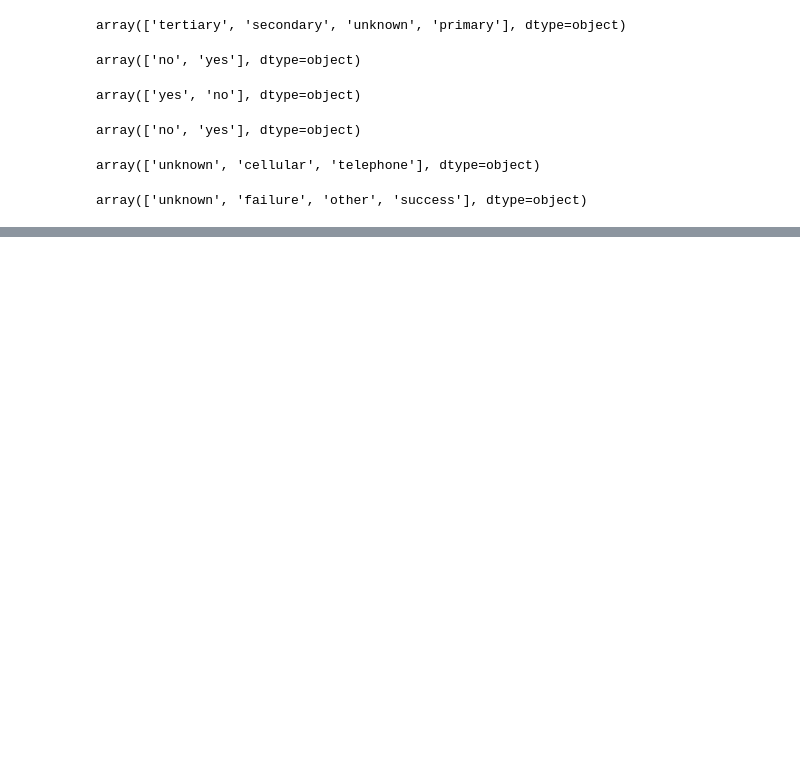
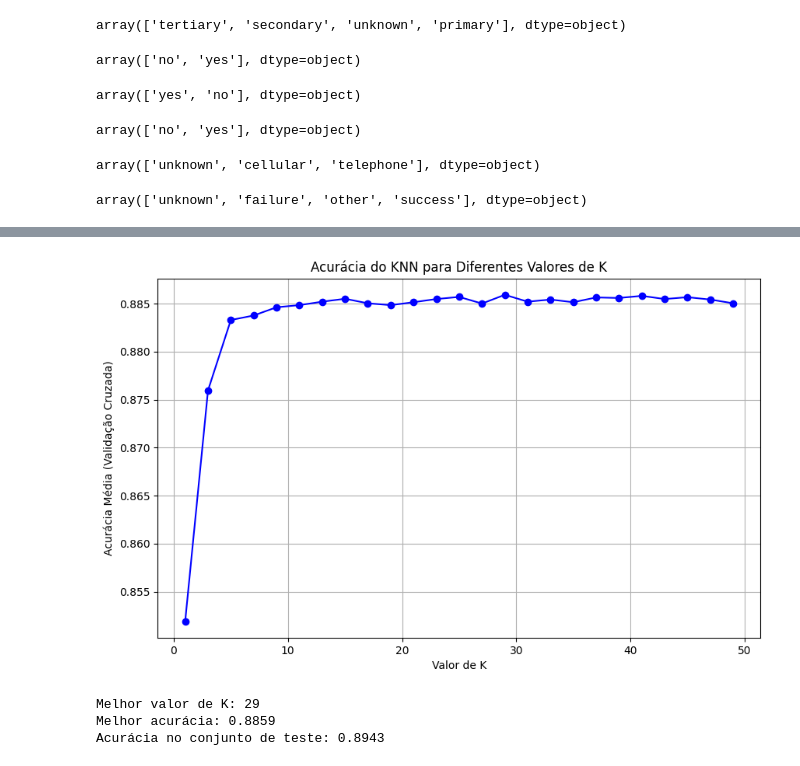
Before and after one commit to lucasdnk/MVP-puc, a Jupyter notebook: MVP.ipynb, the cells around one changed output, grey strips where cells are left out. Cells and saved outputs as stored; diff of their text form; code cells hidden in the pictures; blank space fills up the shorter version.

```diff
--- a/MVP.ipynb
+++ b/MVP.ipynb
@@ -58,0 +303,35 @@ array(['unknown', 'failure', 'other', 'success'], dtype=object)
+# %%
+# Testando diferentes valores de K
+k_valores = range(1, 51, 2)  # Testando valores ímpares de K de 1 a 50
+k_scores = []
+
+for k in k_valores:
+    knn = KNeighborsClassifier(n_neighbors=k)
+    # Usando validação cruzada para cada valor de K
+    scores = cross_val_score(knn, X_train, y_train, cv=kfold, scoring='accuracy')
+    k_scores.append(scores.mean())
+
+# Plotando os resultados
+plt.figure(figsize=(10, 6))
+plt.plot(k_valores, k_scores, 'bo-')
+plt.title('Acurácia do KNN para Diferentes Valores de K')
+plt.xlabel('Valor de K')
+plt.ylabel('Acurácia Média (Validação Cruzada)')
+plt.grid(True)
+plt.show()
+
+# Encontrando o melhor K
+best_k = k_valores[k_scores.index(max(k_scores))]
+print(f'Melhor valor de K: {best_k}')
+print(f'Melhor acurácia: {max(k_scores):.4f}')
+
+# Treinando o modelo com o melhor K
+best_model = KNeighborsClassifier(n_neighbors=best_k)
+best_model.fit(X_train, y_train)
+predictions = best_model.predict(X_test)
+print(f'Acurácia no conjunto de teste: {accuracy_score(y_test, predictions):.4f}')
+# %% [output]
+[figure, added]
+Melhor valor de K: 29
+Melhor acurácia: 0.8859
+Acurácia no conjunto de teste: 0.8943
```
Also changed, not shown: parts of 16 cells of this notebook.
